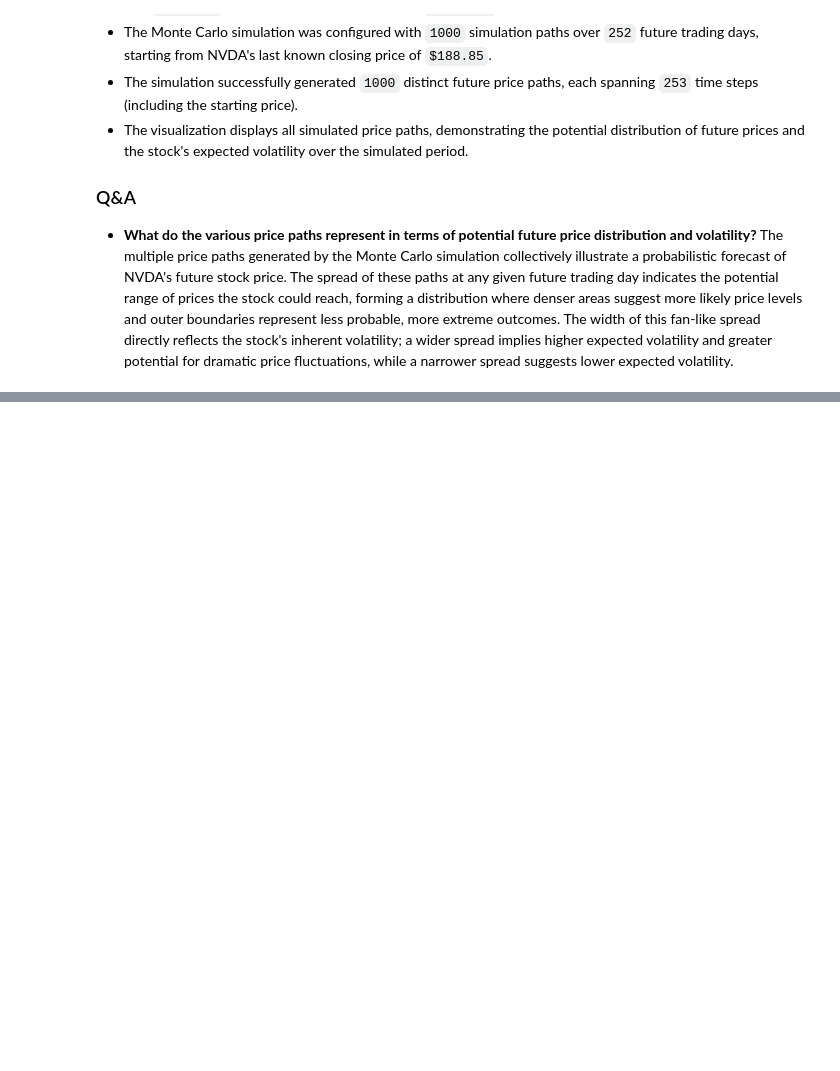
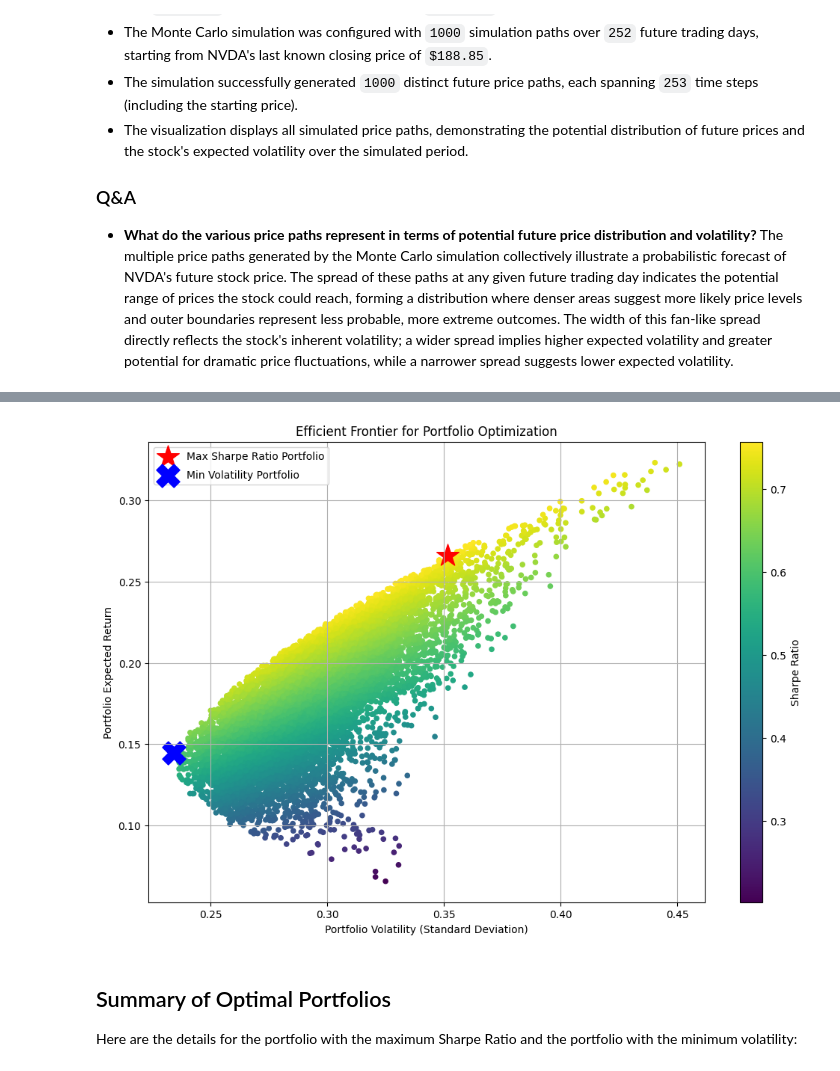
Before and after one commit to Azarbaad/Financial-Analysis, a Jupyter notebook: Stock_Analysis_Portfolio.ipynb, the cells around one changed output, grey strips where cells are left out. Saved outputs shown, nothing was run; the diff lists cells and outputs as text; code cells hidden in the pictures; blank space fills up the shorter version.

```diff
--- a/Stock_Analysis_Portfolio.ipynb
+++ b/Stock_Analysis_Portfolio.ipynb
@@ -426,0 +439,12 @@ The width of the fan-like spread of the simulated paths directly reflects the in
+# %%
+# Calculate annualized average daily returns for each stock
+annual_returns = daily_returns.mean() * 252
+
+# Calculate the annualized covariance matrix of daily returns
+annual_cov_matrix = daily_returns.cov() * 252
+
+print("Annualized Average Daily Returns:")
+print(annual_returns)
+print(
+"\nAnnualized Covariance Matrix:")
+print(annual_cov_matrix)
@@ -426,0 +516,29 @@ The width of the fan-like spread of the simulated paths directly reflects the in
+# %%
+# Find the portfolio with the maximum Sharpe Ratio
+max_sharpe_portfolio = portfolio_df.loc[portfolio_df['Sharpe Ratio'].idxmax()]
+
+# Find the portfolio with the minimum volatility
+min_volatility_portfolio = portfolio_df.loc[portfolio_df['volatilities'].idxmin()]
+
+plt.figure(figsize=(12, 8))
+plt.scatter(portfolio_df['volatilities'], portfolio_df['returns'], c=portfolio_df['Sharpe Ratio'], cmap='viridis', s=20)
+plt.colorbar(label='Sharpe Ratio')
+plt.title('Efficient Frontier for Portfolio Optimization')
+plt.xlabel('Portfolio Volatility (Standard Deviation)')
+plt.ylabel('Portfolio Expected Return')
+
+# Plot the max Sharpe Ratio portfolio
+plt.scatter(max_sharpe_portfolio['volatilities'], max_sharpe_portfolio['returns'], marker='*', color='red', s=500, label='Max Sharpe Ratio Portfolio')
+
+# Plot the min volatility portfolio
+plt.scatter(min_volatility_portfolio['volatilities'], min_volatility_portfolio['returns'], marker='X', color='blue', s=500, label='Min Volatility Portfolio')
+
+plt.legend(labelspacing=0.8)
+plt.grid(True)
+plt.show()
+# %% [output]
+[figure, added]
+# %% [markdown]
+## Summary of Optimal Portfolios
+
+Here are the details for the portfolio with the maximum Sharpe Ratio and the portfolio with the minimum volatility:
```
Also changed, not shown: parts of 7 cells of this notebook.
